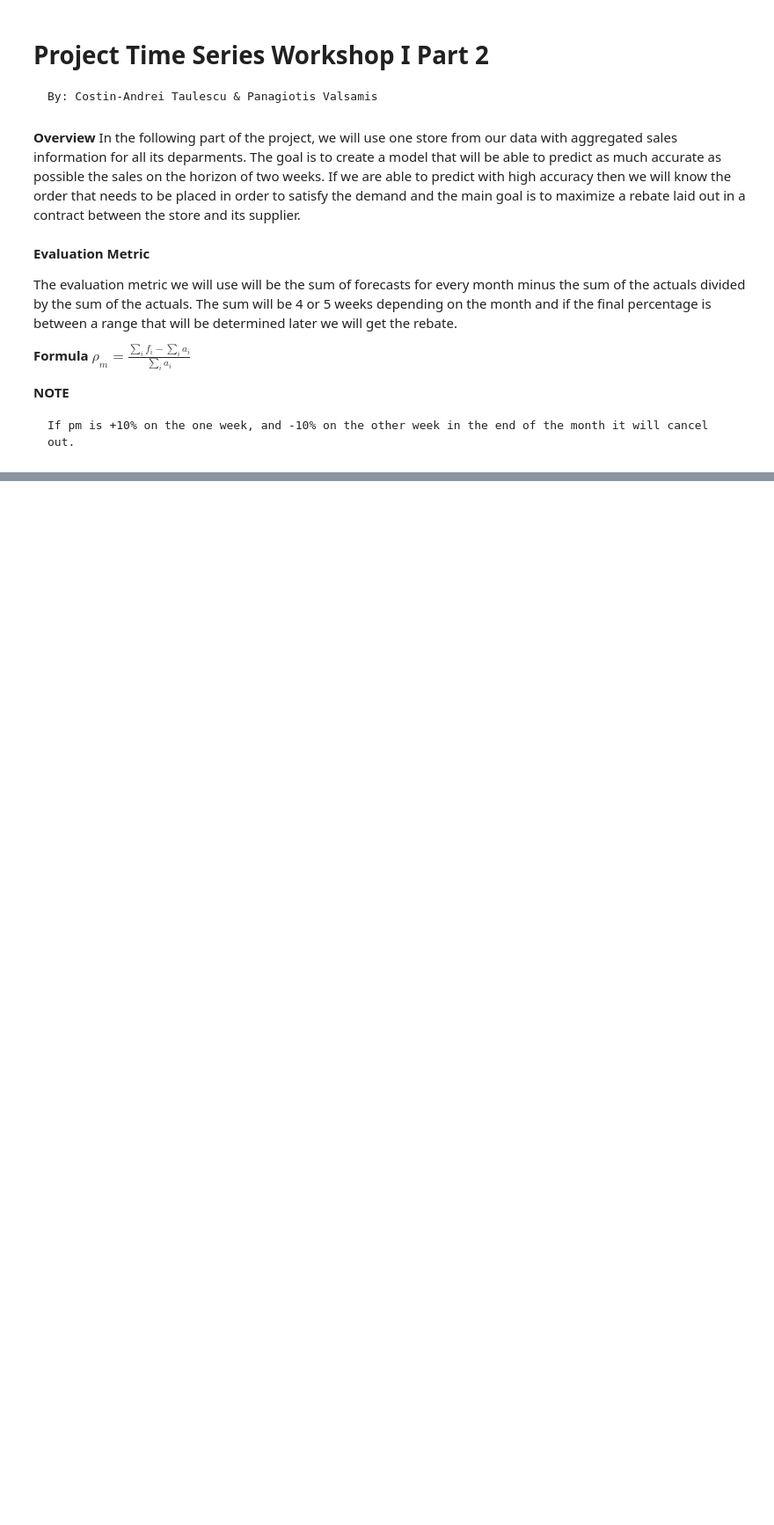
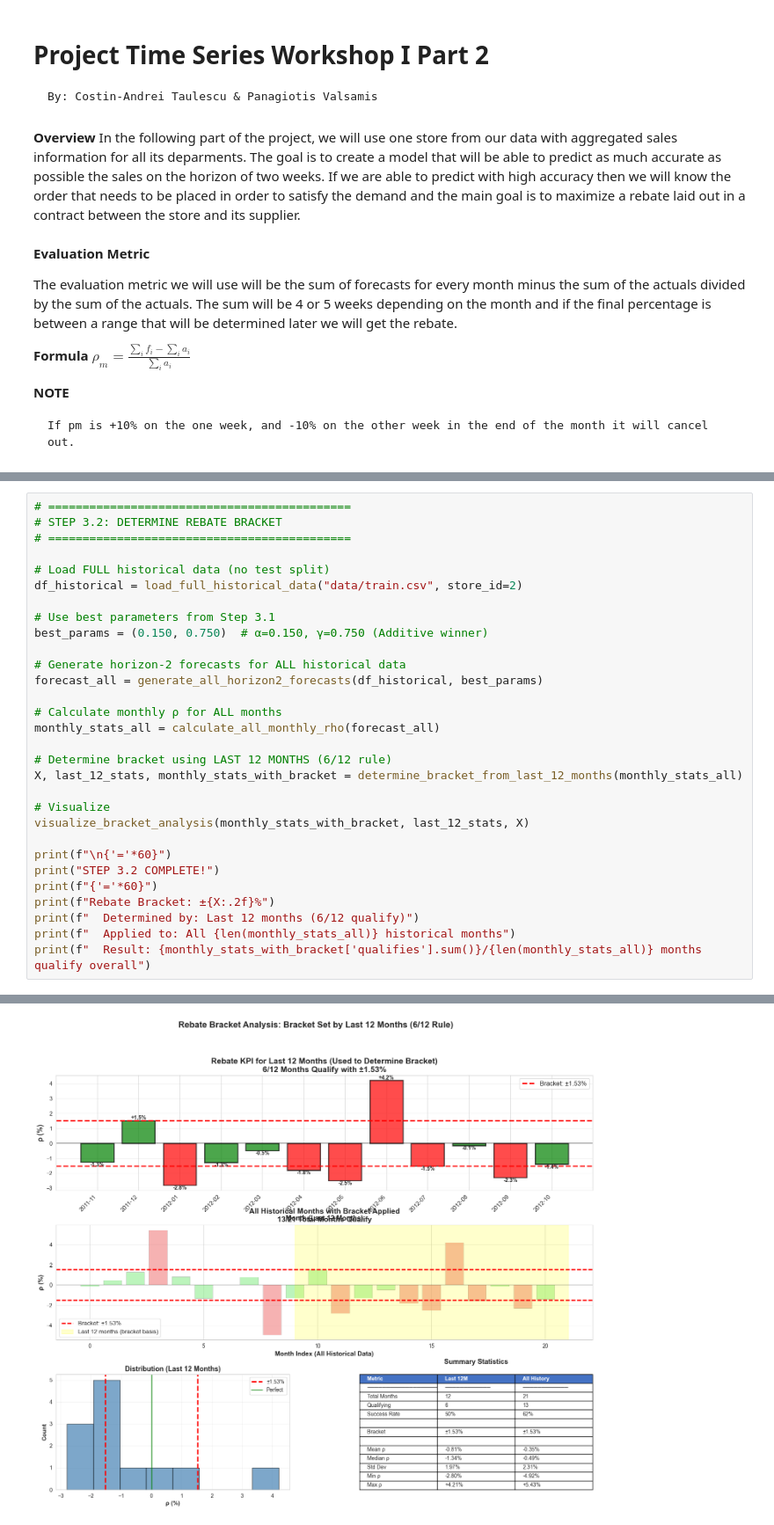
Before and after one commit to ValsamisP/Time-Series-Forecasting-using-Walmart-Data, a Jupyter notebook: Part2.ipynb, the cells around one changed output, grey strips where cells are left out. Shown at 88% size. Drawn from its saved outputs; the diff is of its cells as text; blank space fills up the shorter version.

```diff
--- a/Part2.ipynb
+++ b/Part2.ipynb
@@ -27,0 +1469,31 @@ We will use at least 6 months for testing, depending on the amount of data, idea
+# %%
+# ============================================
+# STEP 3.2: DETERMINE REBATE BRACKET
+# ============================================
+
+# Load FULL historical data (no test split)
+df_historical = load_full_historical_data("data/train.csv", store_id=2)
+
+# Use best parameters from Step 3.1
+best_params = (0.150, 0.750)  # α=0.150, γ=0.750 (Additive winner)
+
+# Generate horizon-2 forecasts for ALL historical data
+forecast_all = generate_all_horizon2_forecasts(df_historical, best_params)
+
+# Calculate monthly ρ for ALL months
+monthly_stats_all = calculate_all_monthly_rho(forecast_all)
+
+# Determine bracket using LAST 12 MONTHS (6/12 rule)
+X, last_12_stats, monthly_stats_with_bracket = determine_bracket_from_last_12_months(monthly_stats_all)
+
+# Visualize
+visualize_bracket_analysis(monthly_stats_with_bracket, last_12_stats, X)
+
+print(f"\n{'='*60}")
+print("STEP 3.2 COMPLETE!")
+print(f"{'='*60}")
+print(f"Rebate Bracket: ±{X:.2f}%")
+print(f"  Determined by: Last 12 months (6/12 qualify)")
+print(f"  Applied to: All {len(monthly_stats_all)} historical months")
+print(f"  Result: {monthly_stats_with_bracket['qualifies'].sum()}/{len(monthly_stats_all)} months qualify overall")
+# %% [output]
@@ -27,0 +1517 @@ We will use at least 6 months for testing, depending on the amount of data, idea
+[figure, added]
```
Also changed, not shown: parts of 38 cells of this notebook.
